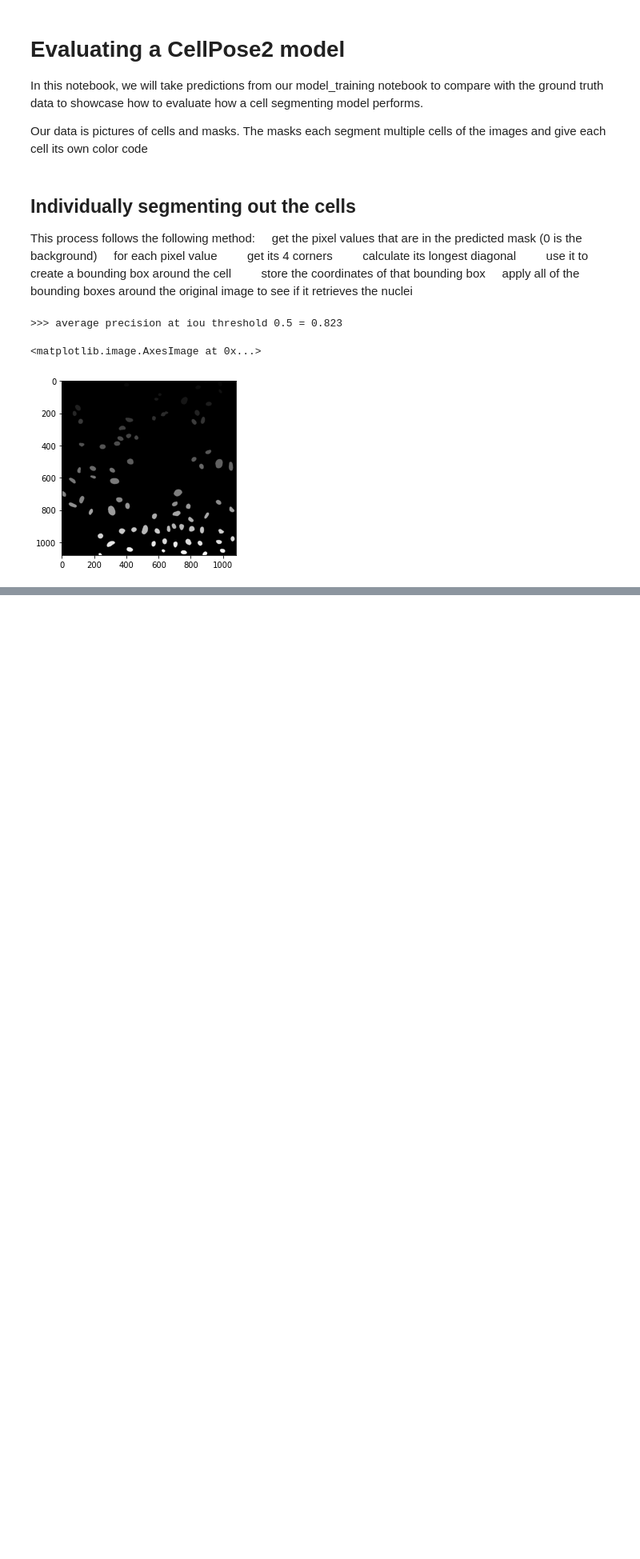
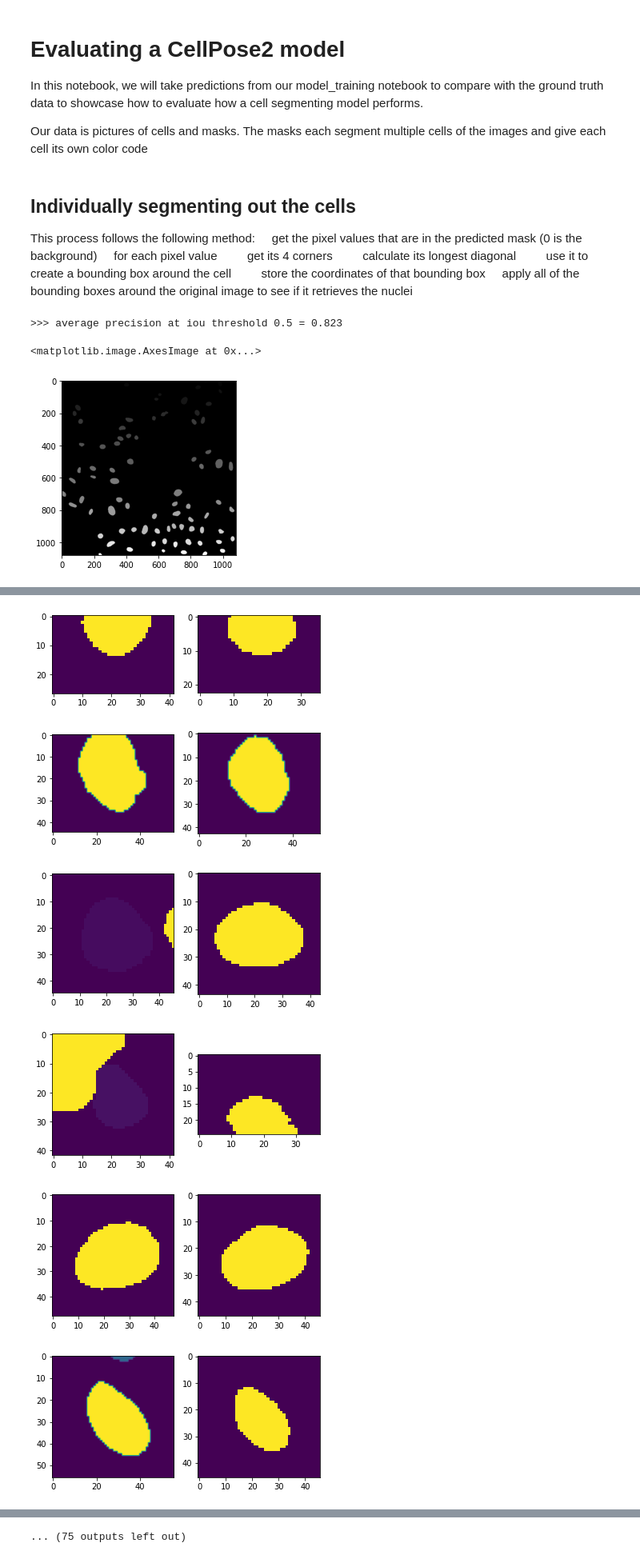
Before and after one commit to rzuberi/cell-SCT, a Jupyter notebook: segmentation/seg_model_evaluation.ipynb, the cells around one changed output, grey strips where cells are left out. Shown: that part at 80% size. Drawn from its saved outputs; the diff is of its cells as text; code cells hidden in the pictures; blank space fills up the shorter version.

Commit message:
updated the journal, added a separate file for the cropping functions, did some more exploration of the model evaluating CellPose functions in the model_evaluation notebook

```diff
--- a/segmentation/seg_model_evaluation.ipynb
+++ b/segmentation/seg_model_evaluation.ipynb
@@ -214,0 +58,15 @@ for crop in crops_test:
+# %%
+#Get the crops of the groundtruth and the crops of the prediction, both of the first mask of the test images
+#this is code we'll later on want to add to crop_cells or some other python file to keep this notebook clean
+import numpy as np
+pred = np.copy(predicted_test_masks[0])
+gt = np.copy(test_labels[0])
+
+#So actually, I changed get_img_crops to just take the image and get the coordinates from there instead of having to input your own coordinates
+#This is a mistake because we would want the coordinates to be found from the mask and then applied to a different image
+#This needs to be fixed
+pred_crops = get_img_crops(pred)
+gt_crops = get_img_crops(gt)
+
+
+#Use the iou mathcing CellPose method to match them together and display all of them next to each other with their index
@@ -214,0 +97,16 @@ for crop in crops_test:
+# %%
+#match up the crops
+from cellpose import metrics
+ious = metrics.mask_ious(gt,pred)
+#print(ious)
+
+#in this following list, each element corresponds to the predicted masks cells in order and their number is the one that they match up to in the predictions
+#if the first element is 12, the first crop of the groundtruth corresponds to the 11th (12-1, counting from 0) crop from the prediction
+index_match_gt_to_pred = ious[1]
+print(index_match_gt_to_pred)
+pairs = []
+for i in range(len(index_match_gt_to_pred)):
+    print(i)
+    print(gt_crops[i])
+    new_pair = (gt_crops[i],pred_crops[index_match_gt_to_pred[i]-1])
+    pairs.append(new_pair)
@@ -214,0 +131,16 @@ for crop in crops_test:
+# %%
+for pair in pairs:
+    plt.subplot(121)
+    plt.imshow(pair[0])
+    plt.subplot(122)
+    plt.imshow(pair[1])
+    plt.show()
+
+#Ok this is good but I should get these crops to be made on the real cell image, not the masks
+# %% [output]
+[figure, added]
+[figure, added]
+[figure, added]
+[figure, added]
+[figure, added]
+[figure, added]
@@ -214,0 +153 @@ for crop in crops_test:
+... (75 outputs left out)
```
Also changed, not shown: parts of 9 cells of this notebook, 3 other files.
